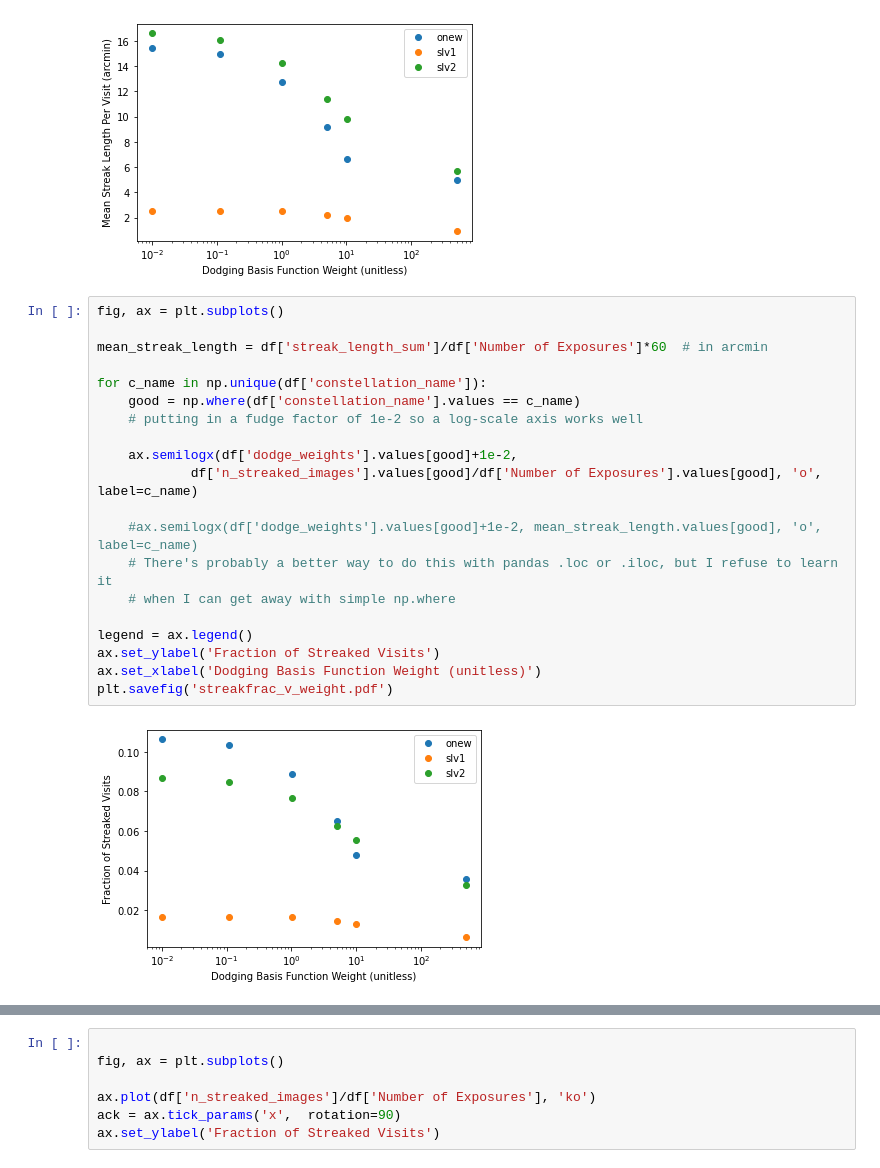
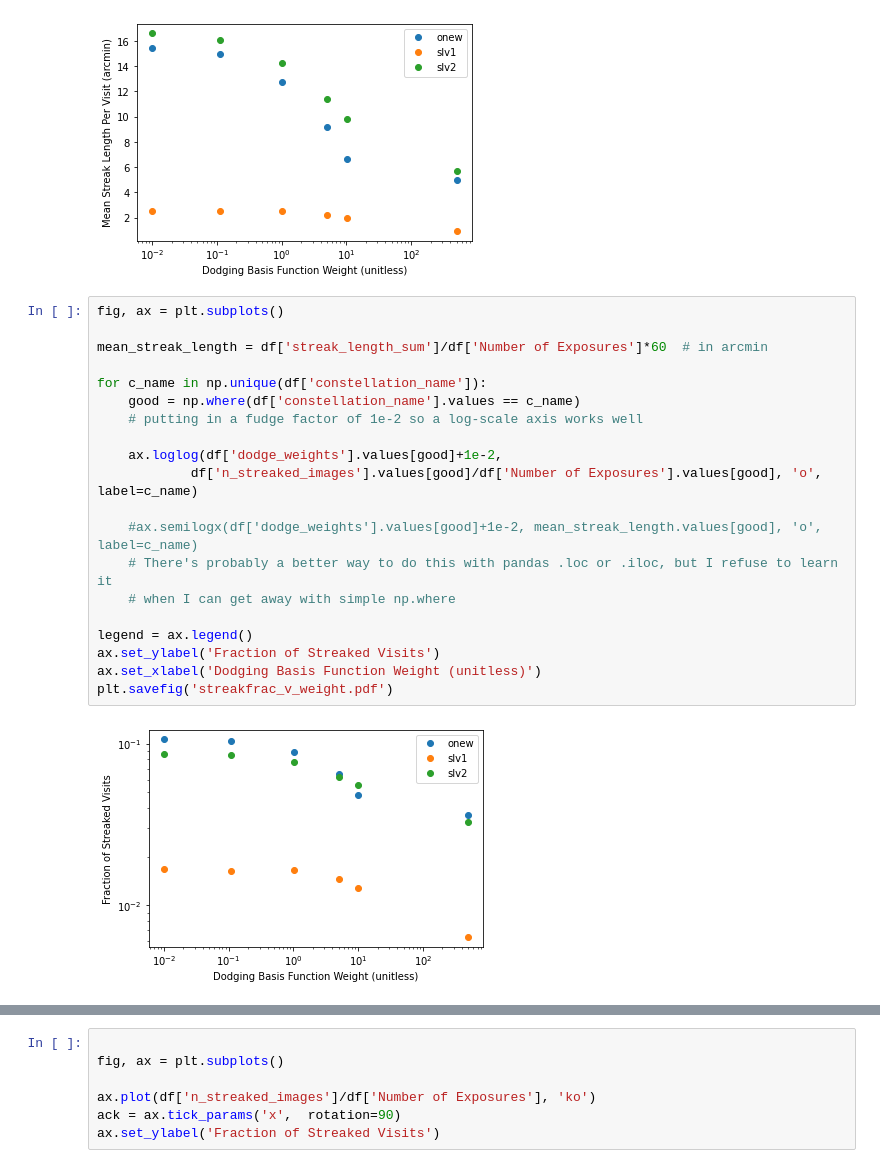
Before and after one commit to lsst-sims/satellite-dodging-ApJL, a Jupyter notebook: plots/compare_sim_runs.ipynb, the cells around one changed output, grey strips where cells are left out. Saved outputs shown, nothing was run; the diff lists cells and outputs as text.

Commit message:
plot fiddle

```diff
--- a/plots/compare_sim_runs.ipynb
+++ b/plots/compare_sim_runs.ipynb
@@ -117,22 +117,22 @@ plt.savefig('streaklen_v_weight.pdf')
 # %%
 fig, ax = plt.subplots()
 
 mean_streak_length = df['streak_length_sum']/df['Number of Exposures']*60  # in arcmin
 
 for c_name in np.unique(df['constellation_name']):
     good = np.where(df['constellation_name'].values == c_name)
     # putting in a fudge factor of 1e-2 so a log-scale axis works well
 
-    ax.semilogx(df['dodge_weights'].values[good]+1e-2,
+    ax.loglog(df['dodge_weights'].values[good]+1e-2,
             df['n_streaked_images'].values[good]/df['Number of Exposures'].values[good], 'o', label=c_name)
 
     #ax.semilogx(df['dodge_weights'].values[good]+1e-2, mean_streak_length.values[good], 'o', label=c_name)
     # There's probably a better way to do this with pandas .loc or .iloc, but I refuse to learn it
     # when I can get away with simple np.where
 
 legend = ax.legend()
 ax.set_ylabel('Fraction of Streaked Visits')
 ax.set_xlabel('Dodging Basis Function Weight (unitless)')
 plt.savefig('streakfrac_v_weight.pdf')
 # %% [output]
-[figure, old version]
+[figure, new version]
```
Also changed, not shown: parts of 2 cells of this notebook, 5 other files.
